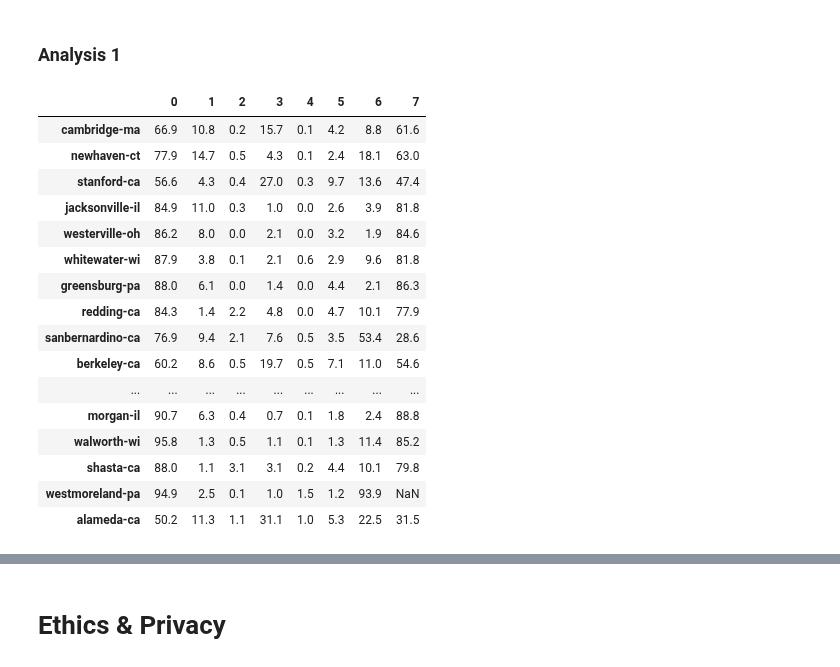
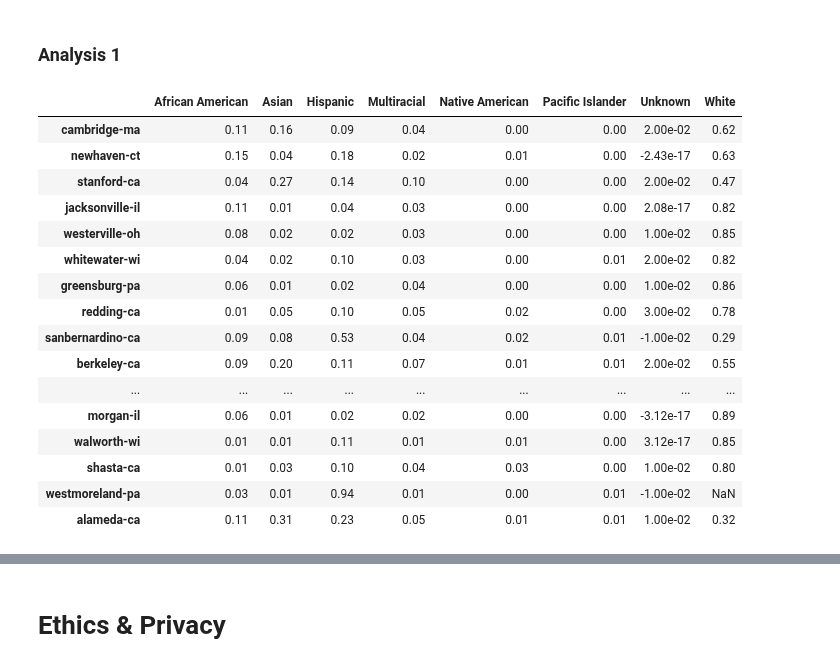
Before and after one commit to nforesti/education, a Jupyter notebook: FinalProject.ipynb, the cells around one changed output, grey strips where cells are left out. Drawn from its saved outputs; the diff is of its cells as text; code cells hidden in the pictures.

```diff
--- a/FinalProject.ipynb
+++ b/FinalProject.ipynb
@@ -53,6 +53,8 @@ If you plan to use multiple datasets, add 1-2 sentences about how you plan to co
 import pandas as pd
 import json
 import numpy as np
+
+pd.set_option('precision', 2)
 # %% [markdown]
 # Data Cleaning
 # %% [markdown]
@@ -67,26 +69,26 @@ Describe your data cleaning steps here.
 # %%
 import import_ipynb
 import city_and_county_datasets as citydata
 import top500_undergradpop_demographic as undergrad_demo
 
-df_undergrads = undergrad_demo.df_niche_800
+df_undergrads = undergrad_demo.df_top500
 df_cities = citydata.df_cities
 df_cities
 # %% [output]
-|  | 0 | 1 | 2 | 3 | 4 | 5 | 6 | 7 |
-| cambridge-ma | 66.9 | 10.8 | 0.2 | 15.7 | 0.1 | 4.2 | 8.8 | 61.6 |
-| newhaven-ct | 77.9 | 14.7 | 0.5 | 4.3 | 0.1 | 2.4 | 18.1 | 63.0 |
-| stanford-ca | 56.6 | 4.3 | 0.4 | 27.0 | 0.3 | 9.7 | 13.6 | 47.4 |
-| jacksonville-il | 84.9 | 11.0 | 0.3 | 1.0 | 0.0 | 2.6 | 3.9 | 81.8 |
-| westerville-oh | 86.2 | 8.0 | 0.0 | 2.1 | 0.0 | 3.2 | 1.9 | 84.6 |
-| whitewater-wi | 87.9 | 3.8 | 0.1 | 2.1 | 0.6 | 2.9 | 9.6 | 81.8 |
-| greensburg-pa | 88.0 | 6.1 | 0.0 | 1.4 | 0.0 | 4.4 | 2.1 | 86.3 |
-| redding-ca | 84.3 | 1.4 | 2.2 | 4.8 | 0.0 | 4.7 | 10.1 | 77.9 |
-| sanbernardino-ca | 76.9 | 9.4 | 2.1 | 7.6 | 0.5 | 3.5 | 53.4 | 28.6 |
-| berkeley-ca | 60.2 | 8.6 | 0.5 | 19.7 | 0.5 | 7.1 | 11.0 | 54.6 |
+|  | African American | Asian | Hispanic | Multiracial | Native American | Pacific Islander | Unknown | White |
+| cambridge-ma | 0.11 | 0.16 | 0.09 | 0.04 | 0.00 | 0.00 | 2.00e-02 | 0.62 |
+| newhaven-ct | 0.15 | 0.04 | 0.18 | 0.02 | 0.01 | 0.00 | -2.43e-17 | 0.63 |
+| stanford-ca | 0.04 | 0.27 | 0.14 | 0.10 | 0.00 | 0.00 | 2.00e-02 | 0.47 |
+| jacksonville-il | 0.11 | 0.01 | 0.04 | 0.03 | 0.00 | 0.00 | 2.08e-17 | 0.82 |
+| westerville-oh | 0.08 | 0.02 | 0.02 | 0.03 | 0.00 | 0.00 | 1.00e-02 | 0.85 |
+| whitewater-wi | 0.04 | 0.02 | 0.10 | 0.03 | 0.00 | 0.01 | 2.00e-02 | 0.82 |
+| greensburg-pa | 0.06 | 0.01 | 0.02 | 0.04 | 0.00 | 0.00 | 1.00e-02 | 0.86 |
+| redding-ca | 0.01 | 0.05 | 0.10 | 0.05 | 0.02 | 0.00 | 3.00e-02 | 0.78 |
+| sanbernardino-ca | 0.09 | 0.08 | 0.53 | 0.04 | 0.02 | 0.01 | -1.00e-02 | 0.29 |
+| berkeley-ca | 0.09 | 0.20 | 0.11 | 0.07 | 0.01 | 0.01 | 2.00e-02 | 0.55 |
 | ... | ... | ... | ... | ... | ... | ... | ... | ... |
-| morgan-il | 90.7 | 6.3 | 0.4 | 0.7 | 0.1 | 1.8 | 2.4 | 88.8 |
-| walworth-wi | 95.8 | 1.3 | 0.5 | 1.1 | 0.1 | 1.3 | 11.4 | 85.2 |
-| shasta-ca | 88.0 | 1.1 | 3.1 | 3.1 | 0.2 | 4.4 | 10.1 | 79.8 |
-| westmoreland-pa | 94.9 | 2.5 | 0.1 | 1.0 | 1.5 | 1.2 | 93.9 | NaN |
-| alameda-ca | 50.2 | 11.3 | 1.1 | 31.1 | 1.0 | 5.3 | 22.5 | 31.5 |
+| morgan-il | 0.06 | 0.01 | 0.02 | 0.02 | 0.00 | 0.00 | -3.12e-17 | 0.89 |
+| walworth-wi | 0.01 | 0.01 | 0.11 | 0.01 | 0.01 | 0.00 | 3.12e-17 | 0.85 |
+| shasta-ca | 0.01 | 0.03 | 0.10 | 0.04 | 0.03 | 0.00 | 1.00e-02 | 0.80 |
+| westmoreland-pa | 0.03 | 0.01 | 0.94 | 0.01 | 0.00 | 0.01 | -1.00e-02 | NaN |
+| alameda-ca | 0.11 | 0.31 | 0.23 | 0.05 | 0.01 | 0.01 | 1.00e-02 | 0.32 |
```
Also changed, not shown: parts of 1 cell of this notebook, 2 other files.
